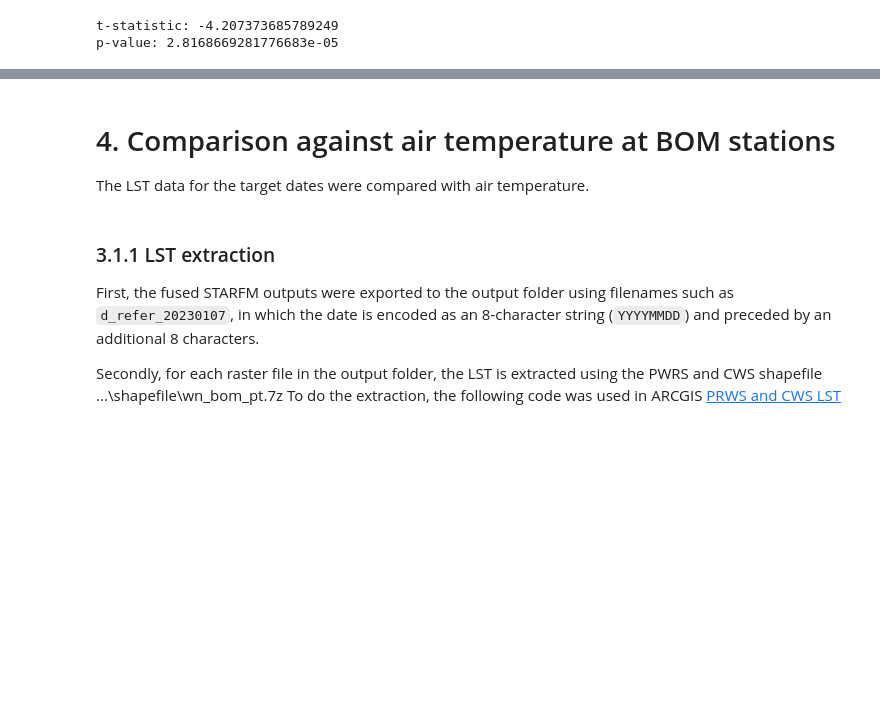
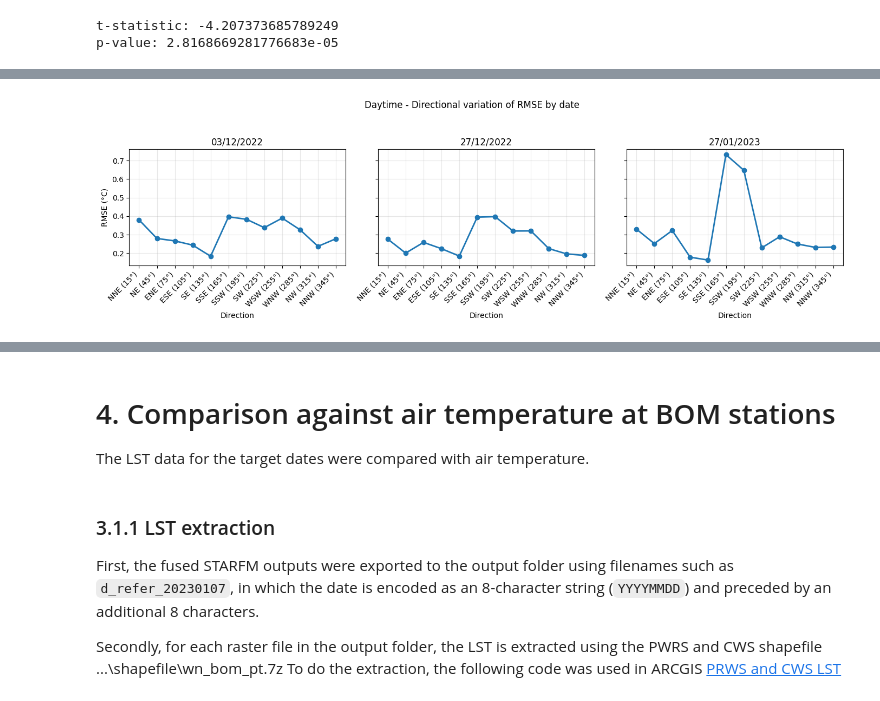
Before and after one commit to percyyvon-r/PhD-chapter2-data-fusion-full-diurnal-lst, a Jupyter notebook: notebook/fused_lst_temporalStability_spatialPatternConsistency.ipynb, the cells around one changed output, grey strips where cells are left out. Cells and saved outputs as stored; diff of their text form; code cells hidden in the pictures; blank space fills up the shorter version.

```diff
--- a/notebook/fused_lst_temporalStability_spatialPatternConsistency.ipynb
+++ b/notebook/fused_lst_temporalStability_spatialPatternConsistency.ipynb
@@ -636,0 +861,80 @@ Pearson correlation: 0.958
+# %%
+import matplotlib.pyplot as plt
+from matplotlib.dates import DateFormatter
+import pandas as pd
+# Plot by date and direction
+# Recompute the metrics by date and direction
+day_metrics_by_date_direction = (
+    dease_delta_day
+    .groupby(["date", "direction"])
+    .apply(compute_metrics)
+    .reset_index()
+)
+
+
+# Direction labels for plotting
+direction_labels = {
+    15:  "NNE (15°)",
+    45:  "NE (45°)",
+    75:  "ENE (75°)",
+    105: "ESE (105°)",
+    135: "SE (135°)",
+    165: "SSE (165°)",
+    195: "SSW (195°)",
+    225: "SW (225°)",
+    255: "WSW (255°)",
+    285: "WNW (285°)",
+    315: "NW (315°)",
+    345: "NNW (345°)"
+}
+
+
+# Plot RMSE by date and direction
+dates = sorted(day_metrics_by_date_direction["date"].unique())
+
+fig, axes = plt.subplots(
+    nrows=1,
+    ncols=len(dates),
+    figsize=(14, 4),
+    sharey=True
+)
+
+for ax, date in zip(axes, dates):
+    df_plot = (
+        day_metrics_by_date_direction
+        [day_metrics_by_date_direction["date"] == date]
+        .sort_values("direction")
+    )
+
+    ax.plot(
+        df_plot["direction"],
+        df_plot["RMSE"],
+        marker="o",
+        linewidth=2
+    )
+
+    # Format date as DD/MM/YYYY
+    ax.set_title(pd.Timestamp(date).strftime('%d/%m/%Y'))
+
+    ax.set_xlabel("Direction")
+    ax.set_xticks(df_plot["direction"])
+    ax.set_xticklabels(
+        [direction_labels[d] for d in df_plot["direction"]],
+        rotation=45,
+        ha="right"
+    )
+
+    ax.grid(True, alpha=0.3)
+
+
+axes[0].set_ylabel("RMSE (°C)")
+
+plt.suptitle("Daytime - Directional variation of RMSE by date", y=1.05)
+plt.tight_layout()
+
+# Save the plot locally (PNG, PDF, etc.)
+plt.savefig("day_RMSE_vs_date_and_direction.png", dpi=300)
+
+plt.show()
+# %% [output]
+[figure, added]
```
Also changed, not shown: parts of 20 cells of this notebook, 27 other files.
